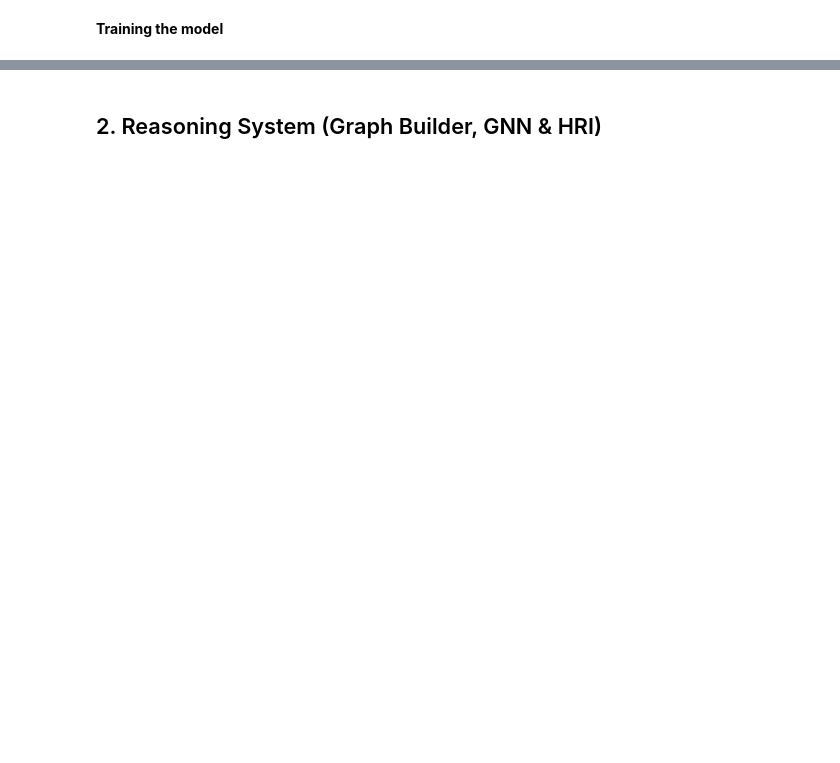
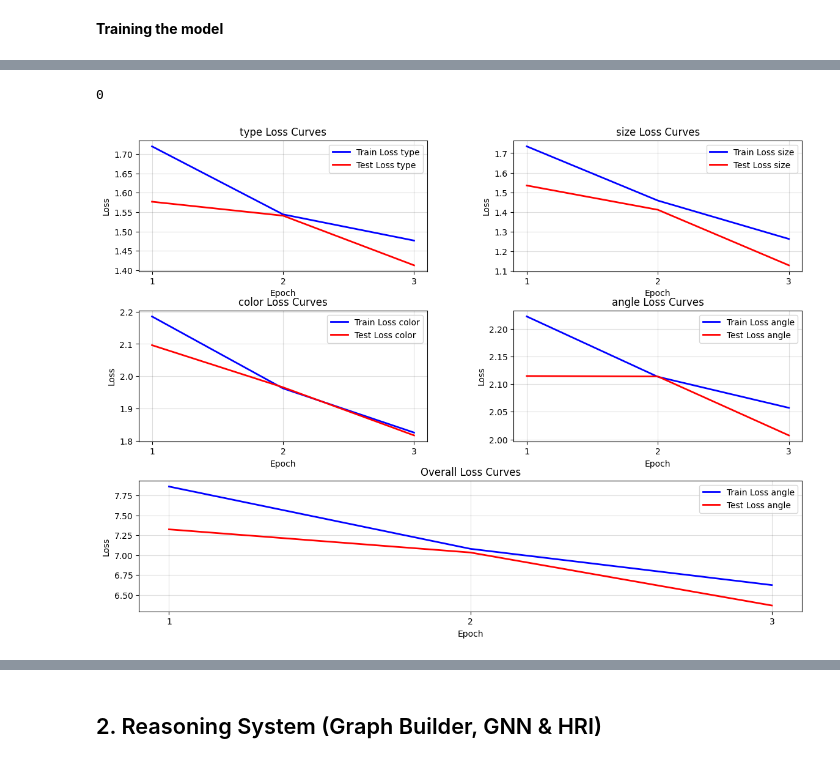
Before and after one commit to DhiaEddineSaidi/HRI-GNN, a Jupyter notebook: notebooks/modeling_and_training.ipynb, the cells around one changed output, grey strips where cells are left out. Drawn from its saved outputs; the diff is of its cells as text; code cells hidden in the pictures; blank space fills up the shorter version.

```diff
--- a/notebooks/modeling_and_training.ipynb
+++ b/notebooks/modeling_and_training.ipynb
@@ -113,0 +195,5 @@ No device was specified, CompositeMetric is setting device to: cuda
+# %%
+from hri_gnn.config.const import ENTITY_ATTRIBUTES
+
+for letter, number, attribute in zip(['a','b','c','d'],[1,2,3,4], ENTITY_ATTRIBUTES.keys()):
+    print(f"letter: {letter}, number: {number}, attribute: {attribute}")
@@ -113,0 +230,47 @@ No device was specified, CompositeMetric is setting device to: cuda
+# %%
+positions = [
+    (row, col)
+    for row in range(2)
+    for col in range(2)
+]
+
+tiles = [
+    (f't{i+1}', position)
+    for i, position in enumerate(positions)
+]
+tiles[0][1][0]
+# %% [output]
+0
+# %%
+from hri_gnn.config.const import ENTITY_ATTRIBUTES
+
+# plot the loss attributes curves
+rows, cols = 3,2
+top_positions= [(row,col) for row in range(rows-1) for col in range(cols)]
+
+gs = GridSpec(rows, cols, hspace=0.3,wspace=0.3)
+fig = plt.figure(figsize=(14, 10))
+
+for (row, col), attribute in zip(top_positions, ENTITY_ATTRIBUTES.keys()):
+    ax = fig.add_subplot(gs[row,col])
+    ax.plot(epochs, history[f'train_loss_{attribute}'],color='blue',linewidth=2, label=f'Train Loss {attribute}')
+    ax.plot(epochs, history[f'test_loss_{attribute}'], color='red', linewidth=2, label=f'Test Loss {attribute}')
+    ax.set_title(f'{attribute} Loss Curves')
+    ax.set_xlabel('Epoch')
+    ax.set_ylabel('Loss')
+    ax.set_xticks(epochs)
+    ax.legend()
+    ax.grid(True, alpha=0.2, color='#555')
+
+ax_overall = fig.add_subplot(gs[2,:])
+
+ax_overall.plot(epochs, history[f'train_loss'],color='blue',linewidth=2, label=f'Train Loss {attribute}')
+ax_overall.plot(epochs, history[f'test_loss'], color='red', linewidth=2, label=f'Test Loss {attribute}')
+ax_overall.set_title(f'Overall Loss Curves')
+ax_overall.set_xlabel('Epoch')
+ax_overall.set_ylabel('Loss')
+ax_overall.set_xticks(epochs)
+ax_overall.legend()
+ax_overall.grid(True, alpha=0.2, color='#555')
+# %% [output]
+[figure, added]
```
Also changed, not shown: parts of 10 cells of this notebook, 4 other files.
